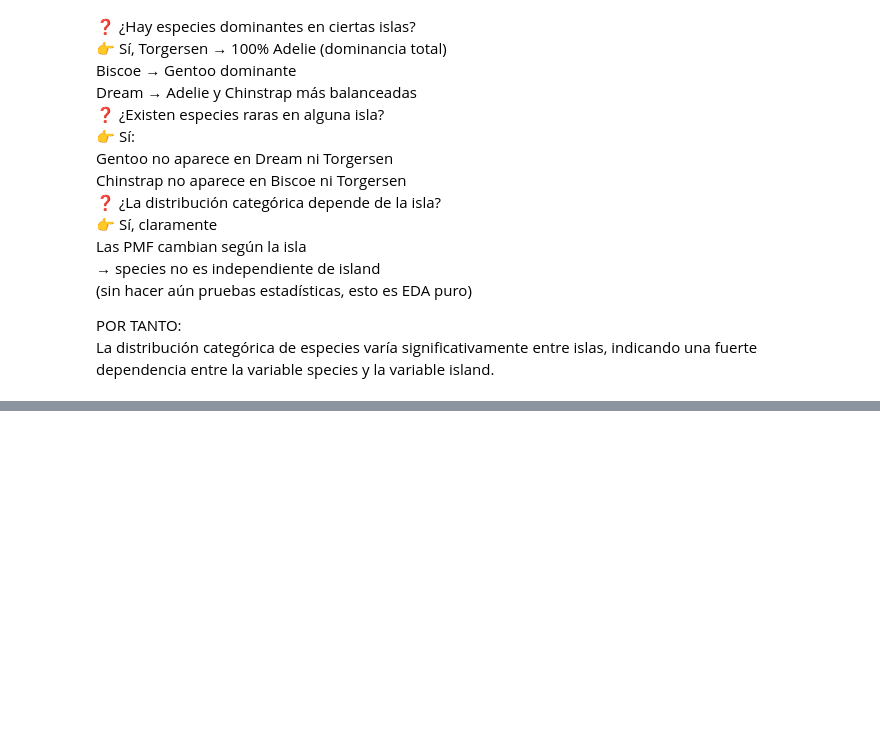
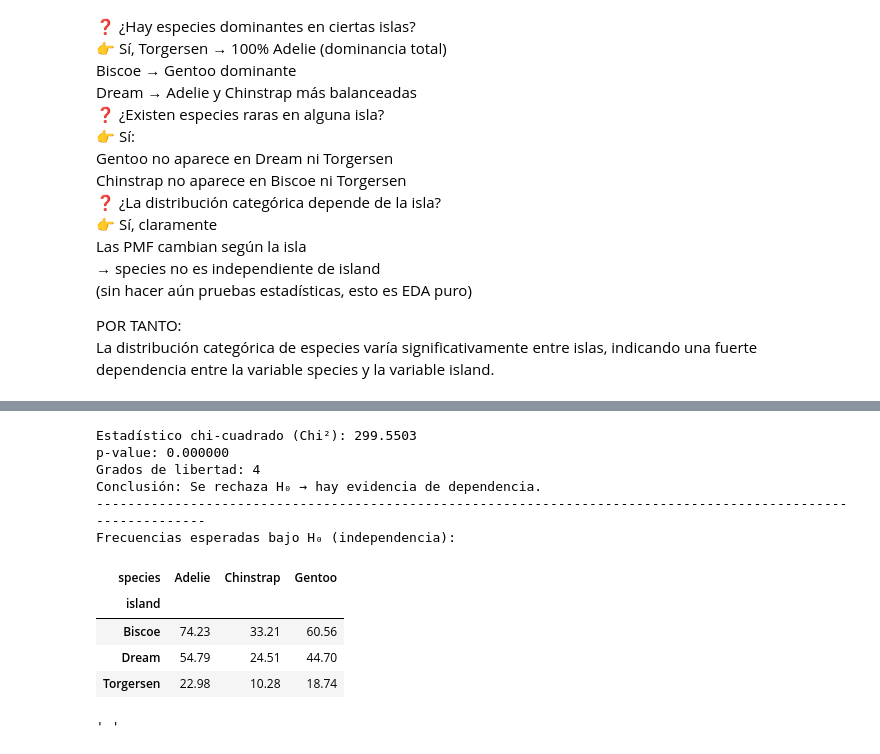
Before and after one commit to alvarohrv/data-analysis-py-sandbox, a Jupyter notebook: src/clase02_cursoPlatzi/02_tema_PMF.ipynb, the cells around one changed output, grey strips where cells are left out. Cells and saved outputs as stored; diff of their text form; code cells hidden in the pictures; blank space fills up the shorter version.

```diff
--- a/src/clase02_cursoPlatzi/02_tema_Funcion de probabilidad.ipynb
+++ b/src/clase02_cursoPlatzi/02_tema_PMF.ipynb
@@ -473,0 +502,79 @@ Tabla de Contingencia de Frecuencias Absolutas (Tabla de conteos):
+# %%
+# Parte 1: Aplicación del test chi-cuadrado de independencia
+
+# from scipy.stats import chi2_contingency
+chi2, p_value, dof, expected = chi2_contingency(island_species_counts_abs) # Contraste de independencia entre species e island
+
+print(f"Estadístico chi-cuadrado (Chi²): {chi2:.4f}")
+print(f"p-value: {p_value:.6f}")
+print(f"Grados de libertad: {dof}")
+
+if p_value < 0.05:
+    print("Conclusión: Se rechaza H₀ → hay evidencia de dependencia.")
+else:
+    print("Conclusión: No se rechaza H₀ → no se detecta dependencia.")
+'''
+Estadístico chi-cuadrado (Chi²): 299.5503
+p-value: 0.000000
+Grados de libertad: 4
+Conclusión: Se rechaza H₀ → hay evidencia de dependencia.
+
+chi2 → qué tan lejos están observados vs esperados
+p_value → qué tan raro sería ver esa diferencia por azar
+dof → tamaño del problema (no interpretar, solo reportar)
+expected → “qué debería haber pasado” si H₀ fuera cierta
+'''
+
+print(f"-----------"*10)
+# Parte 2: nálisis de frecuencias esperadas bajo H₀ (COMPLEMENTARIO)
+# “Qué habría pasado si no hubiera dependencia?”
+# “¿Dónde están exactamente las diferencias que causaron que se rechace H₀?”
+
+expected_df = pd.DataFrame(
+    expected,
+    index=island_species_counts_abs.index,
+    columns=island_species_counts_abs.columns
+)
+
+print("Frecuencias esperadas bajo H₀ (independencia):")
+display(expected_df.round(2))
+'''
+| species	Adelie	Chinstrap	Gentoo
+| island
+| Biscoe	74.23	33.21	60.56
+| Dream	    54.79	24.51	44.70
+| Torgersen	22.98	10.28	18.74
+
+// Si species e island NO estuvieran relacionadas, estos serían los conteos promedio esperados en cada celda.
+
+Ejemplo concreto:
+En Torgersen, se esperaban:
+~23 Adelie
+~10 Chistrap
+~19 Gentoo
+Pero en la realidad:
+Torgersen tiene solo Adelie
+Chinstrap y Gentoo son 0
+VER:
+| species	Adelie	Chinstrap	Gentoo
+| island
+| Biscoe	44	0	124
+| Dream	    56	68	0
+| Torgersen	52	0	0
+// ### Eso empuja el chi-cuadrado hacia arriba ### //
+//i la isla no importara, esperarías ver una mezcla proporcional de todas las especies en todas las islas//
+'''
+''' '''
+# %% [output]
+Estadístico chi-cuadrado (Chi²): 299.5503
+p-value: 0.000000
+Grados de libertad: 4
+Conclusión: Se rechaza H₀ → hay evidencia de dependencia.
+--------------------------------------------------------------------------------------------------------------
+Frecuencias esperadas bajo H₀ (independencia):
+| species | Adelie | Chinstrap | Gentoo |
+| island |  |  |  |
+| Biscoe | 74.23 | 33.21 | 60.56 |
+| Dream | 54.79 | 24.51 | 44.70 |
+| Torgersen | 22.98 | 10.28 | 18.74 |
+' '
```
Also changed, not shown: parts of 6 cells of this notebook, 3 other files.
